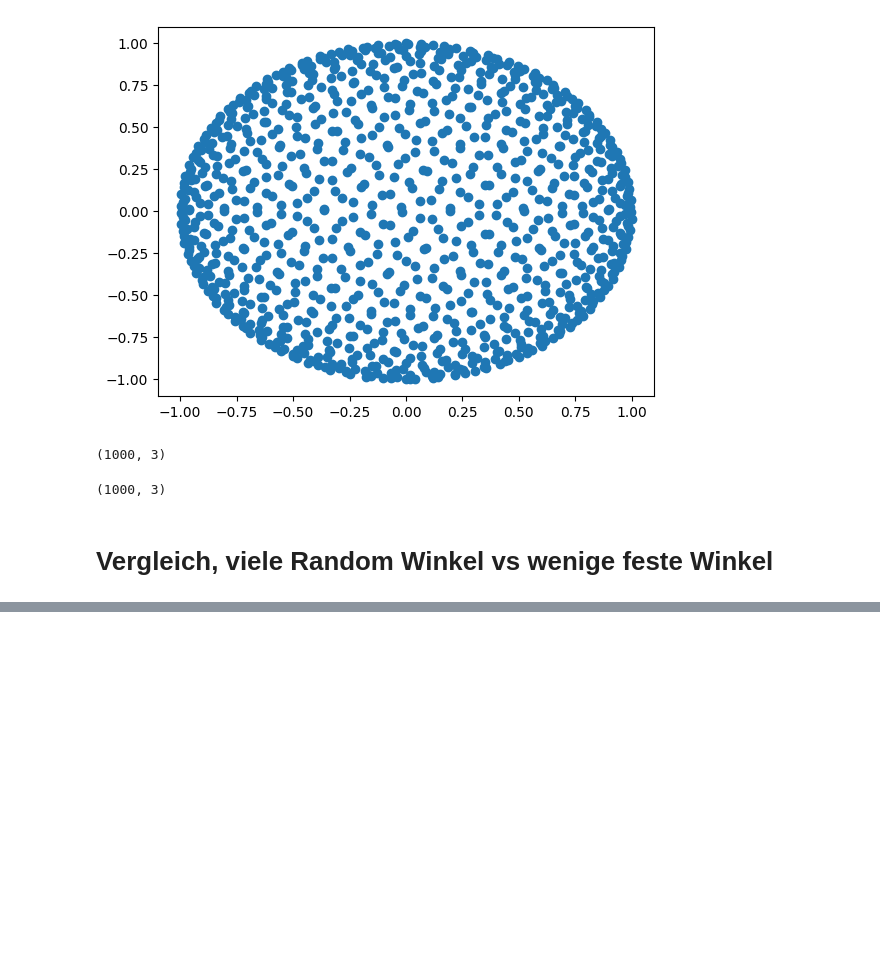
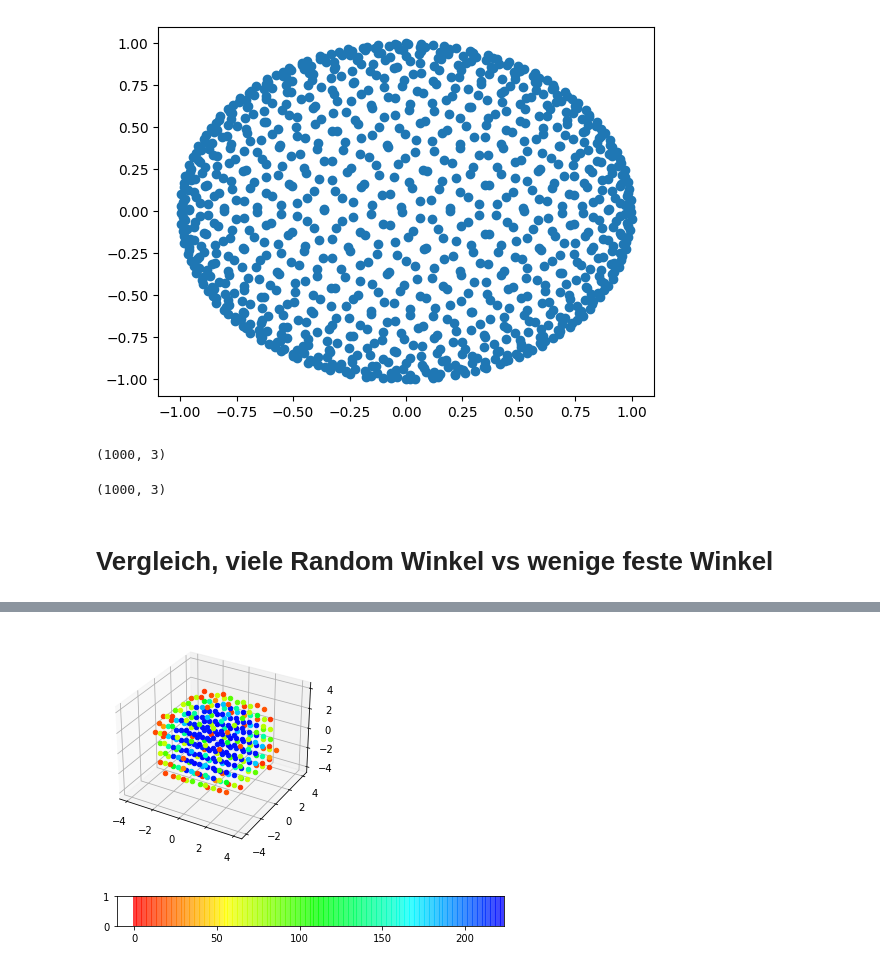
Before and after one commit to TimLockstedt/BA, a Jupyter notebook: 20231212_No_Random.ipynb, the cells around one changed output, grey strips where cells are left out. Cells and saved outputs as stored; diff of their text form; code cells hidden in the pictures; blank space fills up the shorter version.

```diff
--- a/20231212_No_Random.ipynb
+++ b/20231212_No_Random.ipynb
@@ -1703,3 +1816,9 @@ weights = gauss_2d(result_rot[:,1,:], result_rot[:,2,:], 0, 0, sigma)
+# %%
+dict_duplicates, sorted_dict_duplicates = get_Duplicates_new(result)
+plot_data(dict_duplicates, sorted_dict_duplicates,20,20,20)
+# %% [output]
+[figure, added]
+[figure, added]
 # %%
 from tqdm import tqdm
 
```
Also changed, not shown: parts of 7 cells of this notebook.
